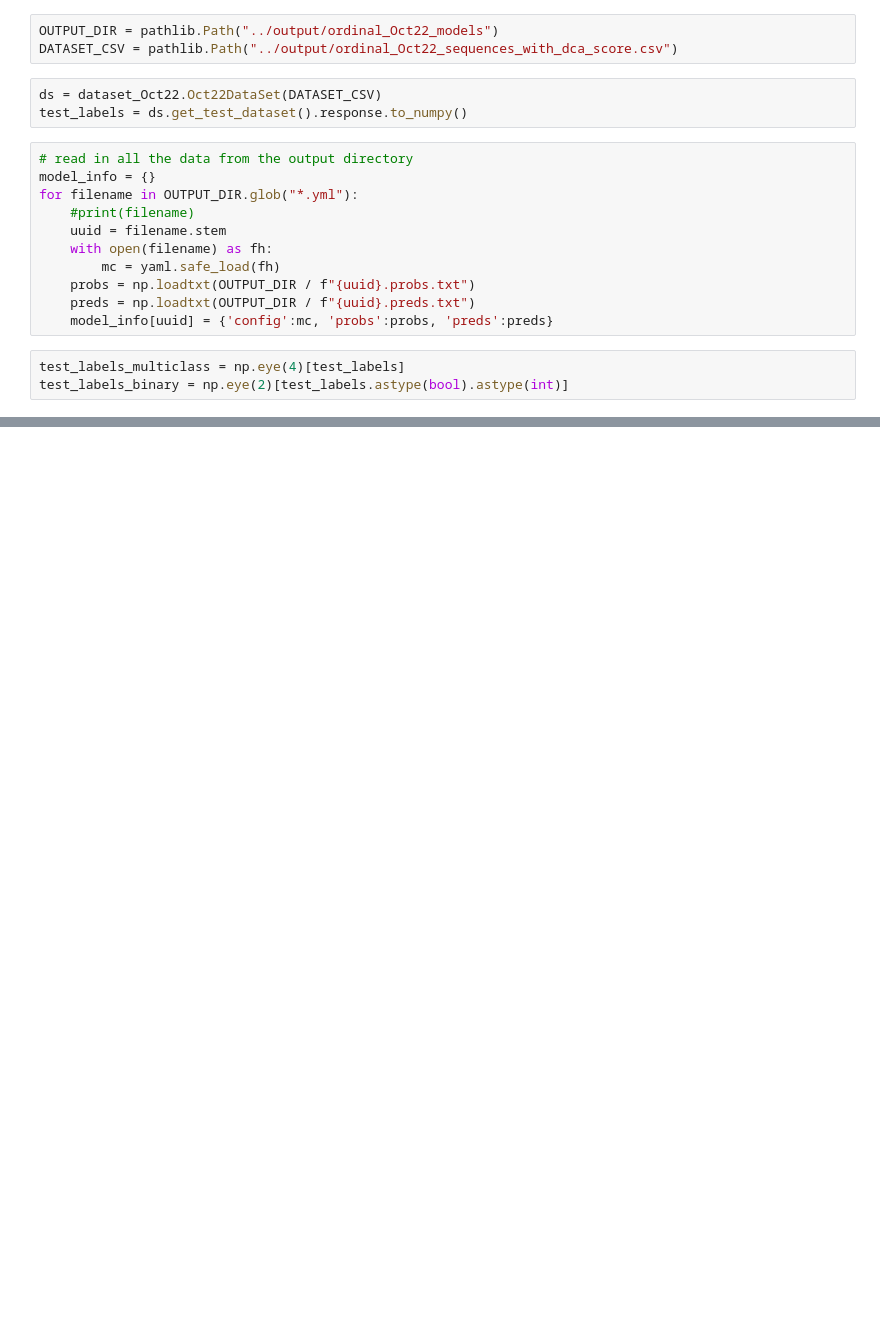
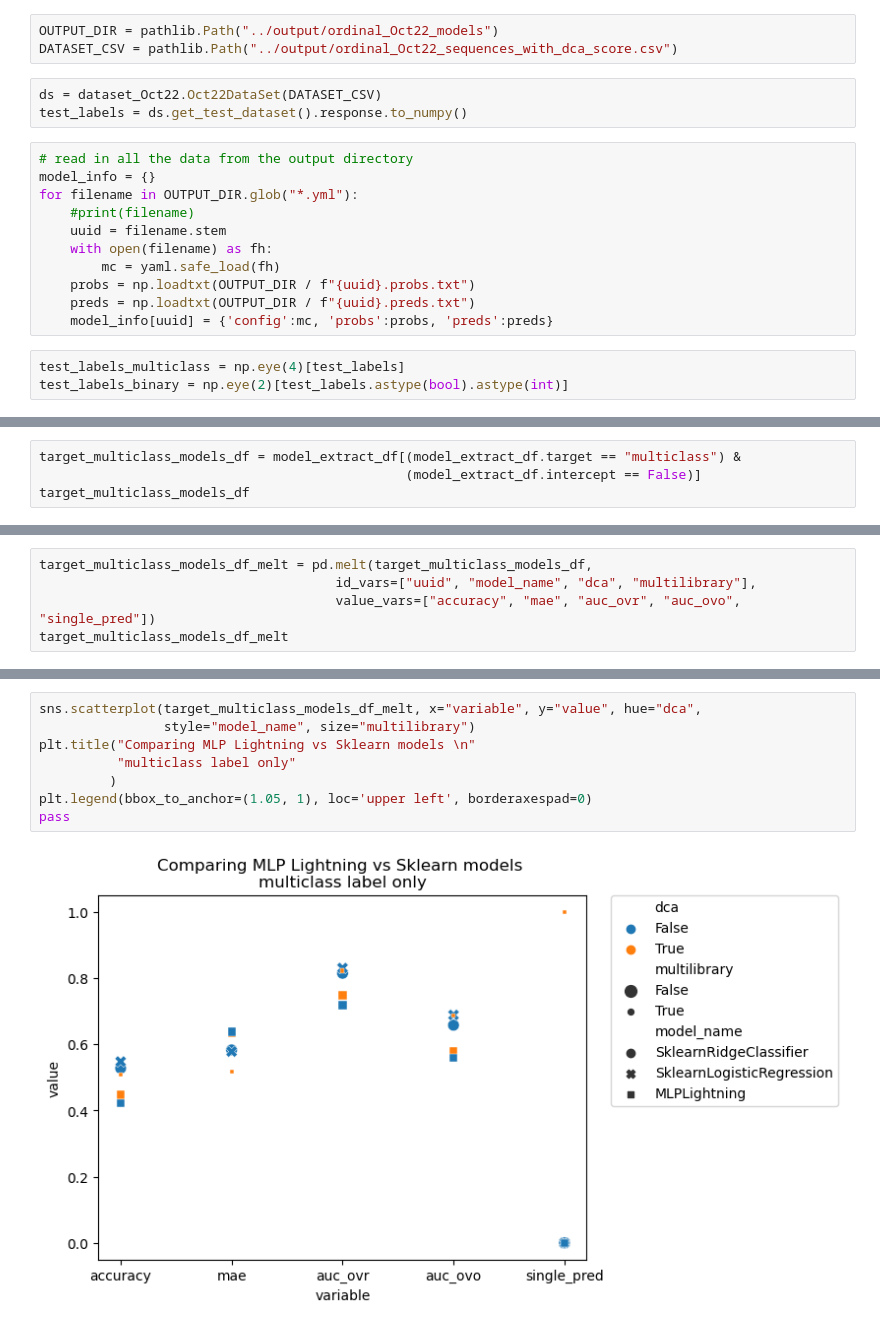
Before and after one commit to RomeroLab/sadx-latent-function, a Jupyter notebook: projects/Biochemical_Ordinal/scripts/nb_benchmark_models_Oct22.ipynb, the cells around one changed output, grey strips where cells are left out. Cells and saved outputs as stored; diff of their text form; blank space fills up the shorter version.

```diff
--- a/projects/Biochemical_Ordinal/scripts/nb_benchmark_models_Oct22.ipynb
+++ b/projects/Biochemical_Ordinal/scripts/nb_benchmark_models_Oct22.ipynb
@@ -69,0 +157,4 @@ model_extract_df
+# %%
+target_multiclass_models_df = model_extract_df[(model_extract_df.target == "multiclass") &
+                                               (model_extract_df.intercept == False)]
+target_multiclass_models_df
@@ -69,0 +168,5 @@ model_extract_df
+# %%
+target_multiclass_models_df_melt = pd.melt(target_multiclass_models_df,
+                                      id_vars=["uuid", "model_name", "dca", "multilibrary"],
+                                      value_vars=["accuracy", "mae", "auc_ovr", "auc_ovo", "single_pred"])
+target_multiclass_models_df_melt
@@ -69,0 +191,10 @@ model_extract_df
+# %%
+sns.scatterplot(target_multiclass_models_df_melt, x="variable", y="value", hue="dca",
+                style="model_name", size="multilibrary")
+plt.title("Comparing MLP Lightning vs Sklearn models \n"
+          "multiclass label only"
+         )
+plt.legend(bbox_to_anchor=(1.05, 1), loc='upper left', borderaxespad=0)
+pass
+# %% [output]
+[figure, added]
```
Also changed, not shown: parts of 13 cells of this notebook.
